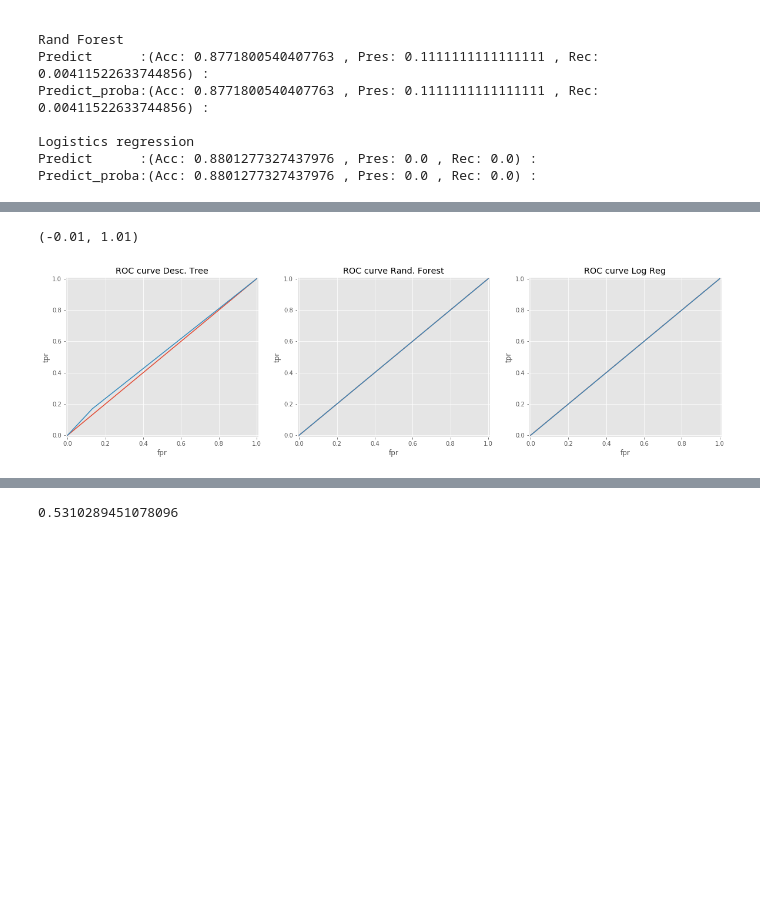
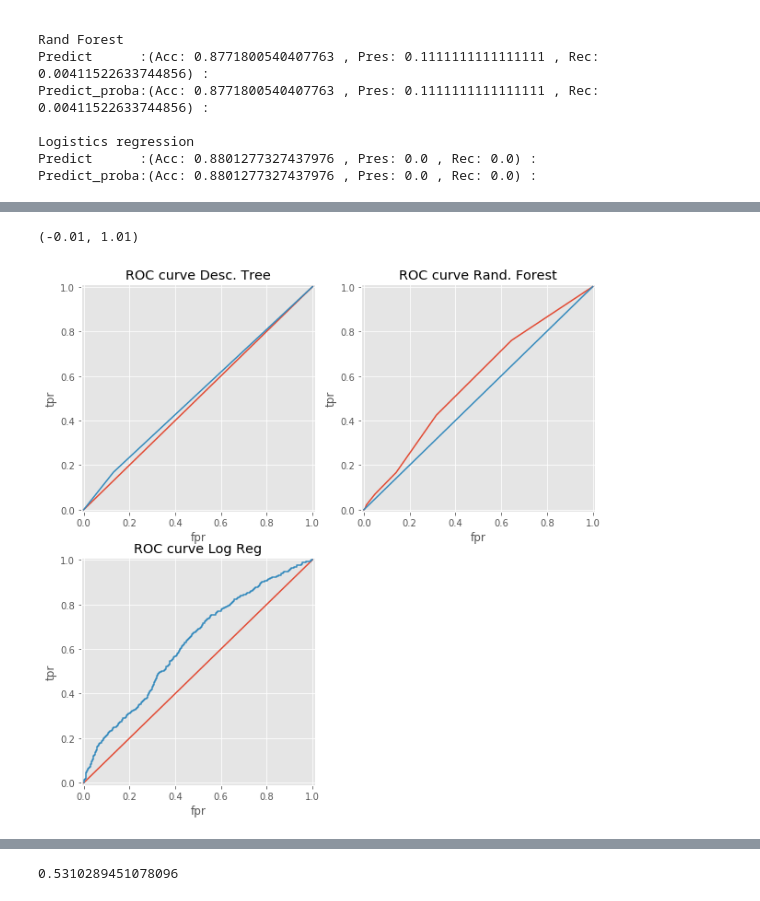
Before and after one commit to vladimyr1991/sfml, a Jupyter notebook: hw_02/ml-intro-hw.ipynb, the cells around one changed output, grey strips where cells are left out. Drawn from its saved outputs; the diff is of its cells as text; code cells hidden in the pictures; blank space fills up the shorter version.

```diff
--- a/hw_02/ml-intro-hw.ipynb
+++ b/hw_02/ml-intro-hw.ipynb
@@ -388,39 +385,39 @@ plt.legend(loc = 'upper right')
 
 ## Your Code Here
 from sklearn.metrics import roc_auc_score, roc_curve
 
-fpr, tpr, thresholds = roc_curve(y_test, tr_predict)
-plt.figure(figsize=(20, 5))
-plt.subplot(131)
+fpr, tpr, thresholds = roc_curve(y_test, tr_predict_proba[:,1])
+plt.figure(figsize=(10, 10))
+plt.subplot(221)
 plt.plot([0, 1], [0, 1])
 plt.plot(fpr, tpr)
 plt.ylabel('tpr')
 plt.xlabel('fpr')
 plt.title('ROC curve Desc. Tree')
 plt.xlim((-0.01, 1.01))
 plt.ylim((-0.01, 1.01))
 
 #второй график
-fpr, tpr, thresholds = roc_curve(y_test, r_f_predict)
-plt.subplot(132)
+fpr, tpr, thresholds = roc_curve(y_test, r_f_predict_proba[:,1])
+plt.subplot(222)
 plt.plot(fpr, tpr)
 plt.plot([0, 1], [0, 1])
 plt.ylabel('tpr')
 plt.xlabel('fpr')
 plt.title('ROC curve Rand. Forest')
 plt.xlim((-0.01, 1.01))
 plt.ylim((-0.01, 1.01))
 #второй график
-fpr, tpr, thresholds = roc_curve(y_test, reg_predict)
-plt.subplot(133)
+fpr, tpr, thresholds = roc_curve(y_test, reg_predict_proba[:,1])
+plt.subplot(223)
 plt.plot([0, 1], [0, 1])
 plt.plot(fpr, tpr)
 plt.ylabel('tpr')
 plt.xlabel('fpr')
 plt.title('ROC curve Log Reg')
 plt.xlim((-0.01, 1.01))
 plt.ylim((-0.01, 1.01))
 # %% [output]
 (-0.01, 1.01)
-[figure, old version]
+[figure, new version]
 # %%
```
Also changed, not shown: parts of 20 cells of this notebook.
